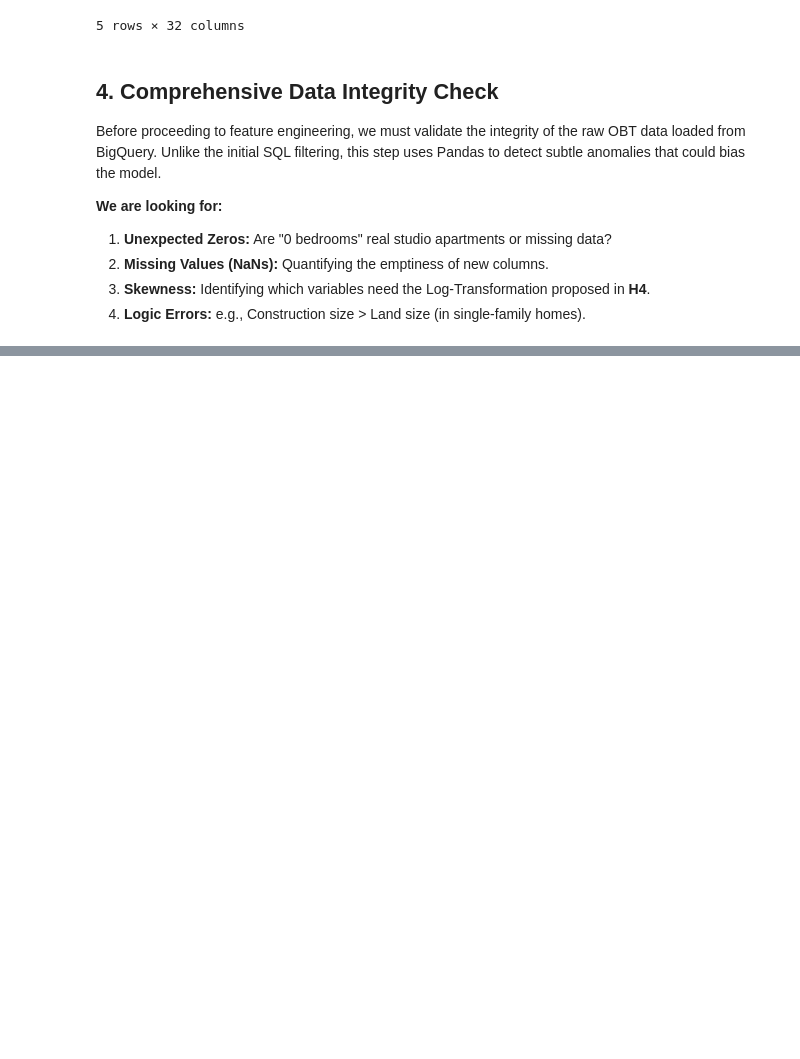
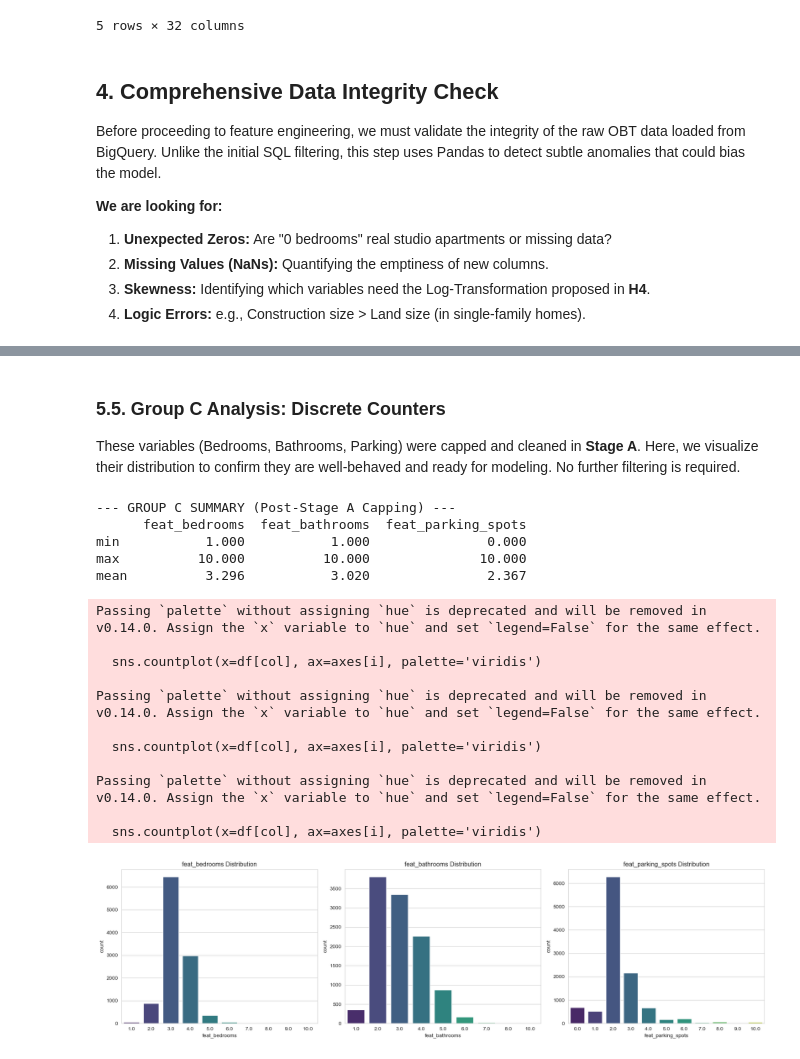
Before and after one commit to ColossalCoin/real-state-qro, a Jupyter notebook: notebooks/03_model_diagnosis_and_feature_engineering.ipynb, the cells around one changed output, grey strips where cells are left out. Saved outputs shown, nothing was run; the diff lists cells and outputs as text; code cells hidden in the pictures; blank space fills up the shorter version.

```diff
--- a/notebooks/03_model_diagnosis_and_feature_engineering.ipynb
+++ b/notebooks/03_model_diagnosis_and_feature_engineering.ipynb
@@ -250,0 +495,40 @@ KeyError: 'feat_m2_land'
+# %% [markdown]
+### 5.5. Group C Analysis: Discrete Counters
+These variables (Bedrooms, Bathrooms, Parking) were capped and cleaned in **Stage A**.
+Here, we visualize their distribution to confirm they are well-behaved and ready for modeling. No further filtering is required.
+# %%
+# --- GROUP C: DISTRIBUTION CHECK ---
+
+# No filtering here. Just confirmation.
+print(f"--- GROUP C SUMMARY (Post-Stage A Capping) ---")
+print(df[group_c_counters].describe().loc[['min', 'max', 'mean']])
+
+# Visual Check using Countplots (better for discrete data than histograms)
+fig, axes = plt.subplots(1, 3, figsize=(18, 5))
+
+# Plot first 3 counters as sanity check
+for i, col in enumerate(group_c_counters[:3]):
+    if i < 3:
+        sns.countplot(x=df[col], ax=axes[i], palette='viridis')
+        axes[i].set_title(f'{col} Distribution')
+
+plt.tight_layout()
+plt.show()
+# %% [output]
+--- GROUP C SUMMARY (Post-Stage A Capping) ---
+      feat_bedrooms  feat_bathrooms  feat_parking_spots
+min           1.000           1.000               0.000
+max          10.000          10.000              10.000
+mean          3.296           3.020               2.367
+Passing `palette` without assigning `hue` is deprecated and will be removed in v0.14.0. Assign the `x` variable to `hue` and set `legend=False` for the same effect.
+
+  sns.countplot(x=df[col], ax=axes[i], palette='viridis')
+
+Passing `palette` without assigning `hue` is deprecated and will be removed in v0.14.0. Assign the `x` variable to `hue` and set `legend=False` for the same effect.
+
+  sns.countplot(x=df[col], ax=axes[i], palette='viridis')
+
+Passing `palette` without assigning `hue` is deprecated and will be removed in v0.14.0. Assign the `x` variable to `hue` and set `legend=False` for the same effect.
+
+  sns.countplot(x=df[col], ax=axes[i], palette='viridis')
+[figure, added]
```
Also changed, not shown: parts of 14 cells of this notebook.
